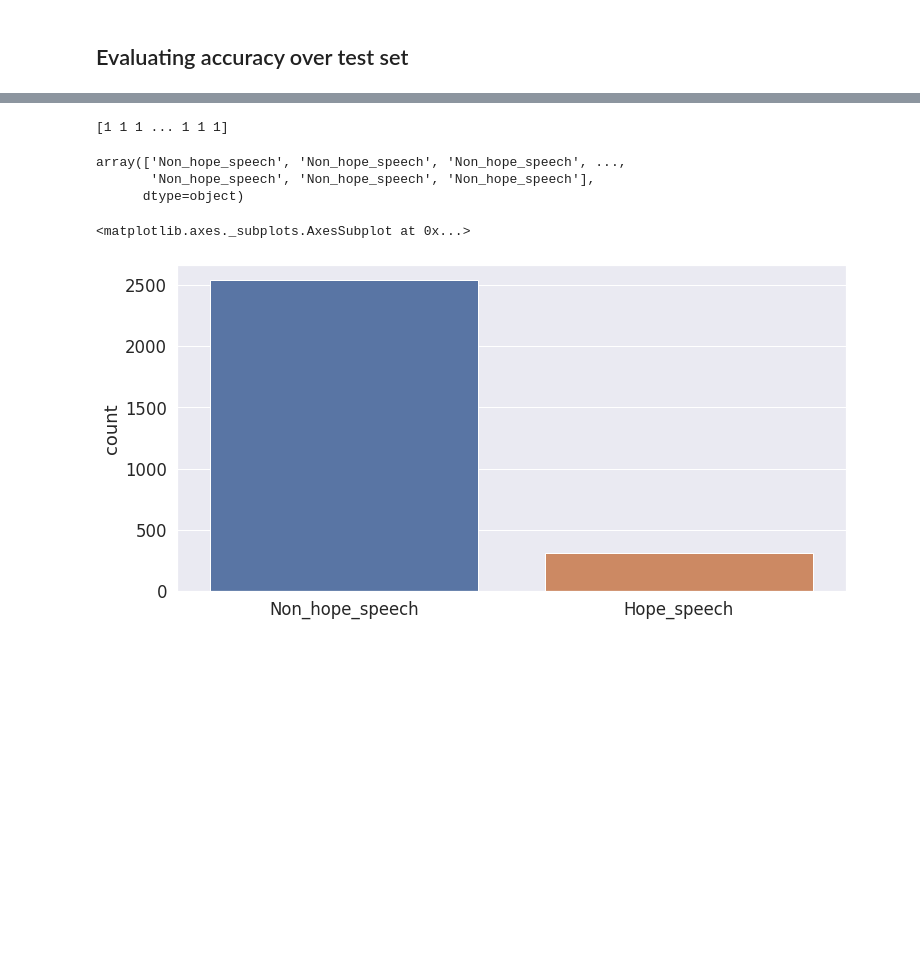
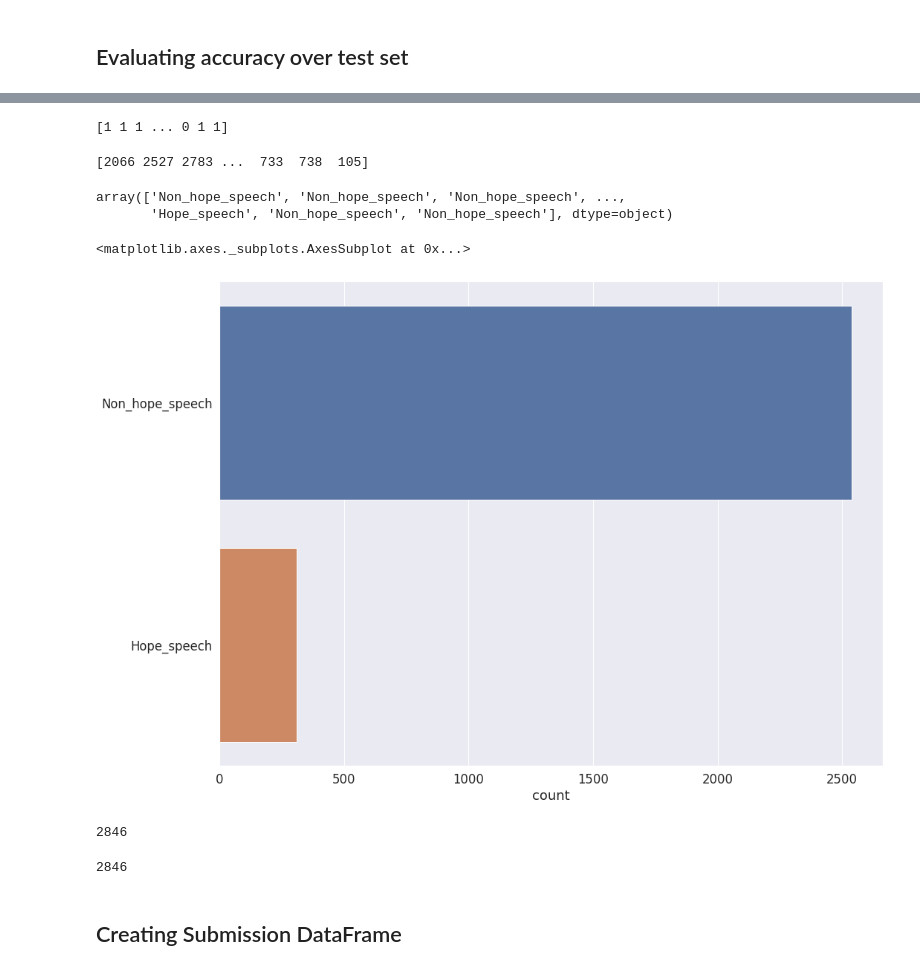
Before and after one commit to nikhil6041/HopeSpeechDetection, a Jupyter notebook: HopeSpeechEDI_XLMR_English.ipynb, the cells around one changed output, grey strips where cells are left out. Saved outputs shown, nothing was run; the diff lists cells and outputs as text; code cells hidden in the pictures; blank space fills up the shorter version.

```diff
--- a/HopeSpeechEDI_XLMR_English.ipynb
+++ b/HopeSpeechEDI_XLMR_English.ipynb
@@ -859,7 +920,7 @@ def show_confusion_matrix(confusion_matrix, class_names):
 model_name = 'xlm-roberta-base'
 # Load the BERT tokenizer.
 print(f'Loading {model_name} tokenizer...')
-tokenizer = AutoTokenizer.from_pretrained(model_name, do_lower_case=True)
+tokenizer = AutoTokenizer.from_pretrained(model_name, do_lower_case=False)
 # %% [output]
 Loading xlm-roberta-base tokenizer...
 # %% [markdown]
@@ -1574,8 +1712,9 @@ test_df
 ## Loading `test_sentences`
 # %%
 test_sentences = test_df['text'].values
+test_ids = test_df.index.values
 # %%
-(py_inputs, py_attn_masks) = make_smart_batches_on_test(test_sentences, batch_size,tokenizer,max_input_length)
+(py_inputs, py_attn_masks,py_ids) = make_smart_batches_on_test(test_sentences,test_ids, 16,tokenizer,max_input_length = 400)
 # %% [output]
 Creating Smart Batches from 2,846 examples with batch size 16...
 
@@ -1597,6 +1736,6 @@ Padding out sequences within each batch...
 # %% [markdown]
 ## Evaluating accuracy over test set
 # %%
-y_pred  = get_predictions_test(py_inputs, py_attn_masks)
+y_ids,y_preds  = get_predictions_test(py_inputs, py_attn_masks,py_ids)
 # %% [output]
 Predicting labels for 178 test batches...
@@ -1609,17 +1748,30 @@ Predicting labels for 178 test batches...
   Batch     140  of      178.    Elapsed: 0:00:04.  Remaining: 0:00:01
   Batch     160  of      178.    Elapsed: 0:00:04.  Remaining: 0:00:00
 # %%
-print(y_pred)
+print(y_preds)
 # %% [output]
-[1 1 1 ... 1 1 1]
+[1 1 1 ... 0 1 1]
+# %%
+print(y_ids)
+# %% [output]
+[2066 2527 2783 ...  733  738  105]
 # %%
-le.inverse_transform(y_pred)
+le.inverse_transform(y_preds)
 # %% [output]
 array(['Non_hope_speech', 'Non_hope_speech', 'Non_hope_speech', ...,
-       'Non_hope_speech', 'Non_hope_speech', 'Non_hope_speech'],
-      dtype=object)
+       'Hope_speech', 'Non_hope_speech', 'Non_hope_speech'], dtype=object)
 # %%
-sns.countplot(x = le.inverse_transform(y_pred))
+sns.countplot(y =le.inverse_transform(y_preds))
 # %% [output]
 <matplotlib.axes._subplots.AxesSubplot at 0x...>
-[figure, old version]
+[figure, new version]
+# %%
+len(y_ids)
+# %% [output]
+2846
+# %%
+len(le.inverse_transform(y_preds))
+# %% [output]
+2846
+# %% [markdown]
+## Creating Submission DataFrame
```
Also changed, not shown: parts of 53 cells of this notebook, 12 other files.
